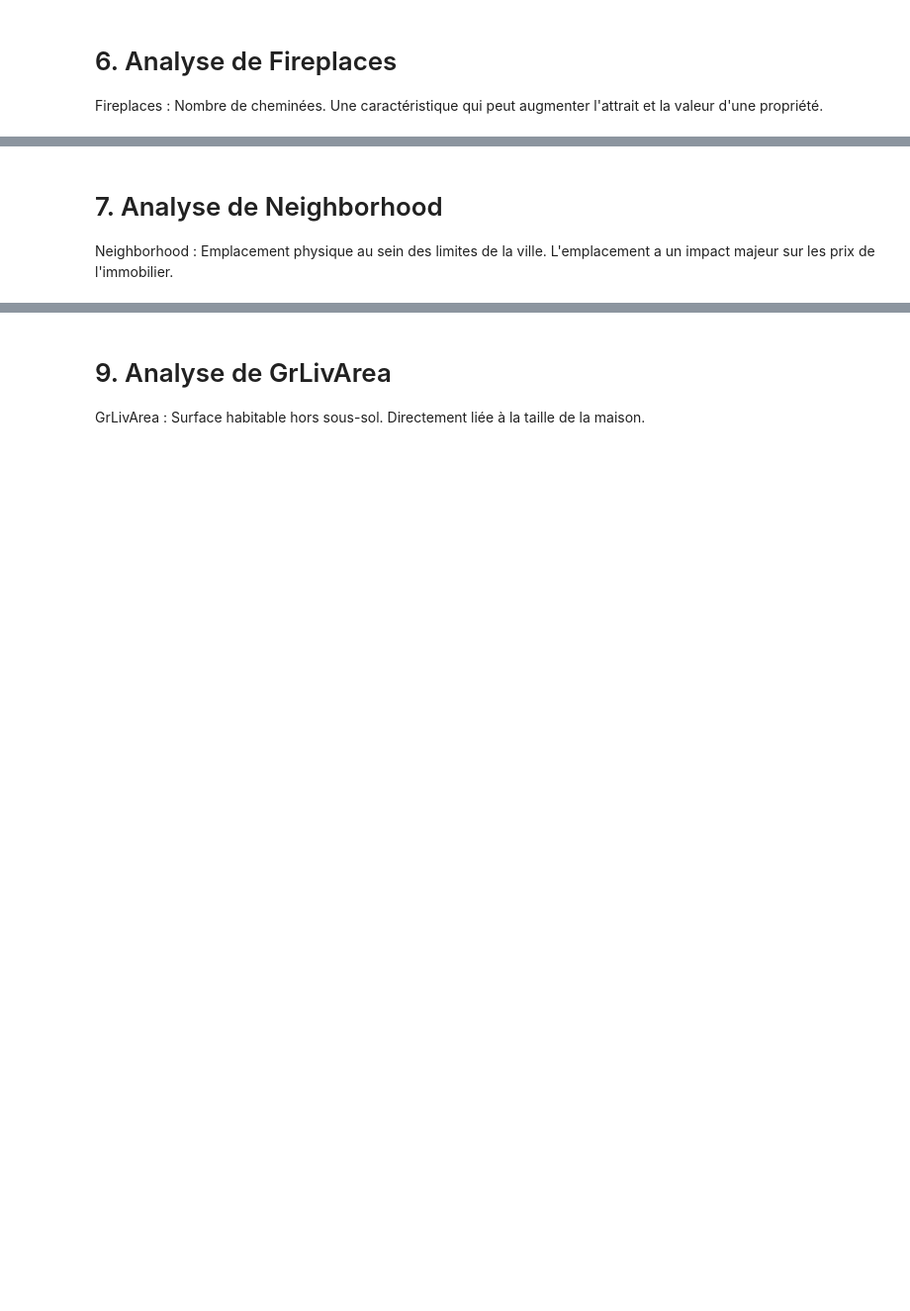
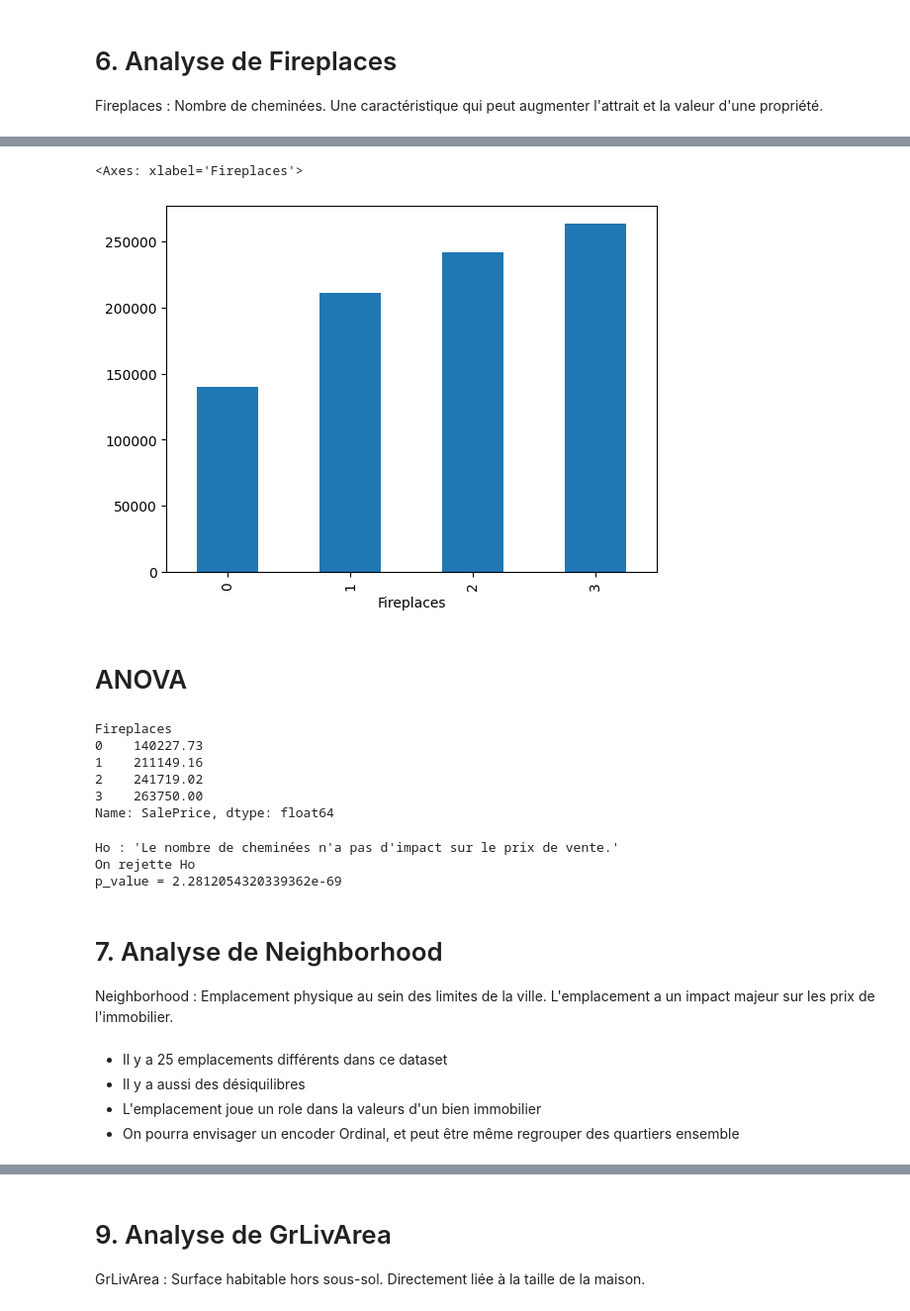
Before and after one commit to SimonGallien/prix-immobilier, a Jupyter notebook: EDA_Univariate.ipynb, the cells around one changed output, grey strips where cells are left out. Shown at 99% size. Saved outputs shown, nothing was run; the diff lists cells and outputs as text; code cells hidden in the pictures; blank space fills up the shorter version.

```diff
--- a/EDA_Univariate.ipynb
+++ b/EDA_Univariate.ipynb
@@ -441,3 +543,40 @@ Fireplaces : Nombre de cheminées. Une caractéristique qui peut augmenter l'att
+# %%
+df.groupby("Fireplaces")["SalePrice"].mean().plot(kind="bar")
+# %% [output]
+<Axes: xlabel='Fireplaces'>
+[figure, added]
+# %% [markdown]
+# ANOVA
+# %%
+df.groupby("Fireplaces")["SalePrice"].mean().round(2)
+# %% [output]
+Fireplaces
+0    140227.73
+1    211149.16
+2    241719.02
+3    263750.00
+Name: SalePrice, dtype: float64
+# %%
+print("Ho : 'Le nombre de cheminées n'a pas d'impact sur le prix de vente.'")
+
+alpha = 0.02
+p_value = f_oneway(*df.groupby("Fireplaces")["SalePrice"].apply(list)).pvalue
+
+if p_value < alpha:
+    print("On rejette Ho")
+else:
+    print("On ne rejette pas Ho")
+
+print(f"p_value = {p_value}")
+# %% [output]
+Ho : 'Le nombre de cheminées n'a pas d'impact sur le prix de vente.'
+On rejette Ho
+p_value = 2.2812054320339362e-69
 # %% [markdown]
 # 7. Analyse de Neighborhood
 Neighborhood : Emplacement physique au sein des limites de la ville. L'emplacement a un impact majeur sur les prix de l'immobilier.
+# %% [markdown]
+- Il y a 25 emplacements différents dans ce dataset
+- Il y a aussi des désiquilibres
+- L'emplacement joue un role dans la valeurs d'un bien immobilier
+- On pourra envisager un encoder Ordinal, et peut être même regrouper des quartiers ensemble
```
Also changed, not shown: parts of 35 cells of this notebook.
